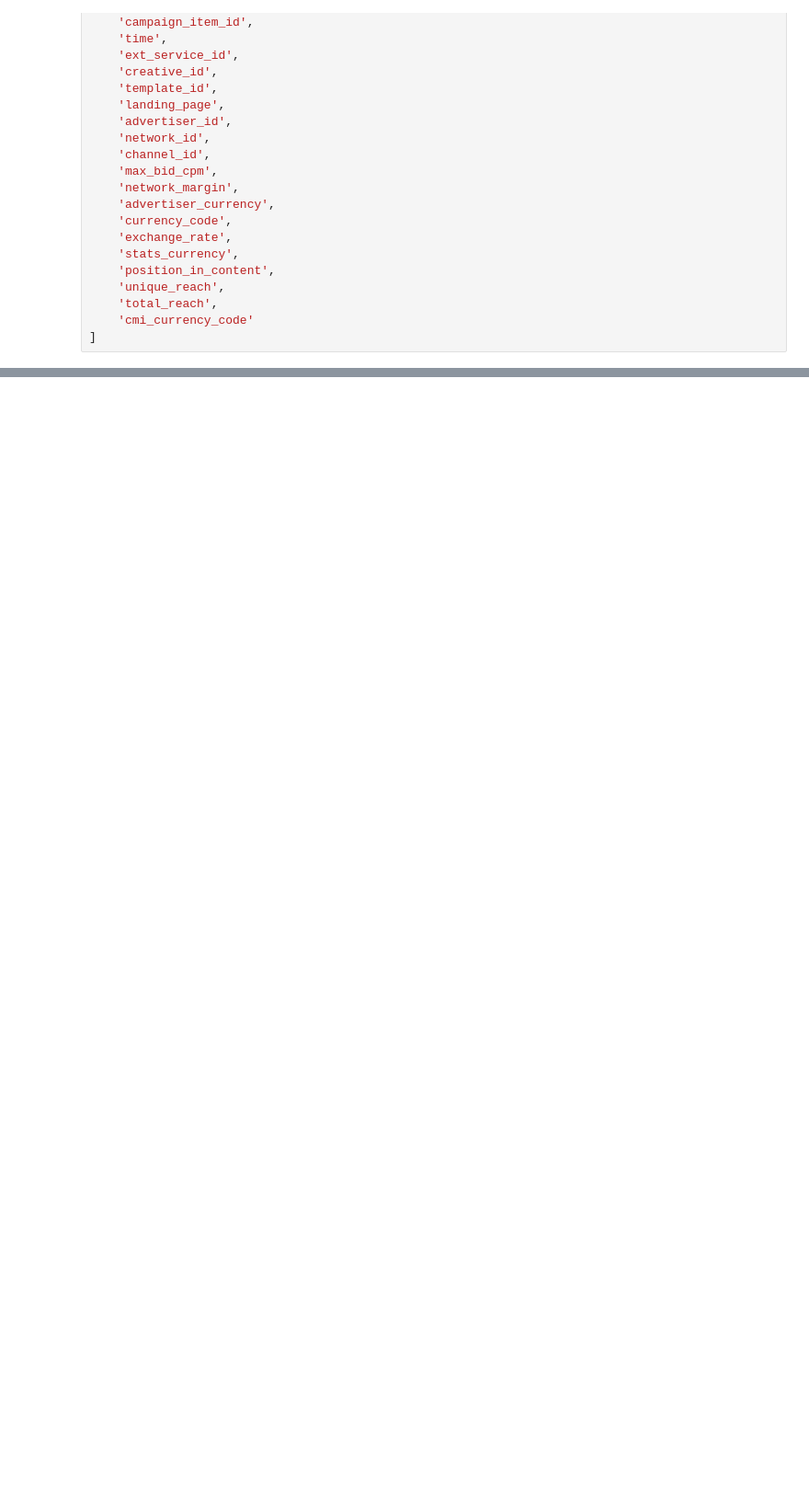
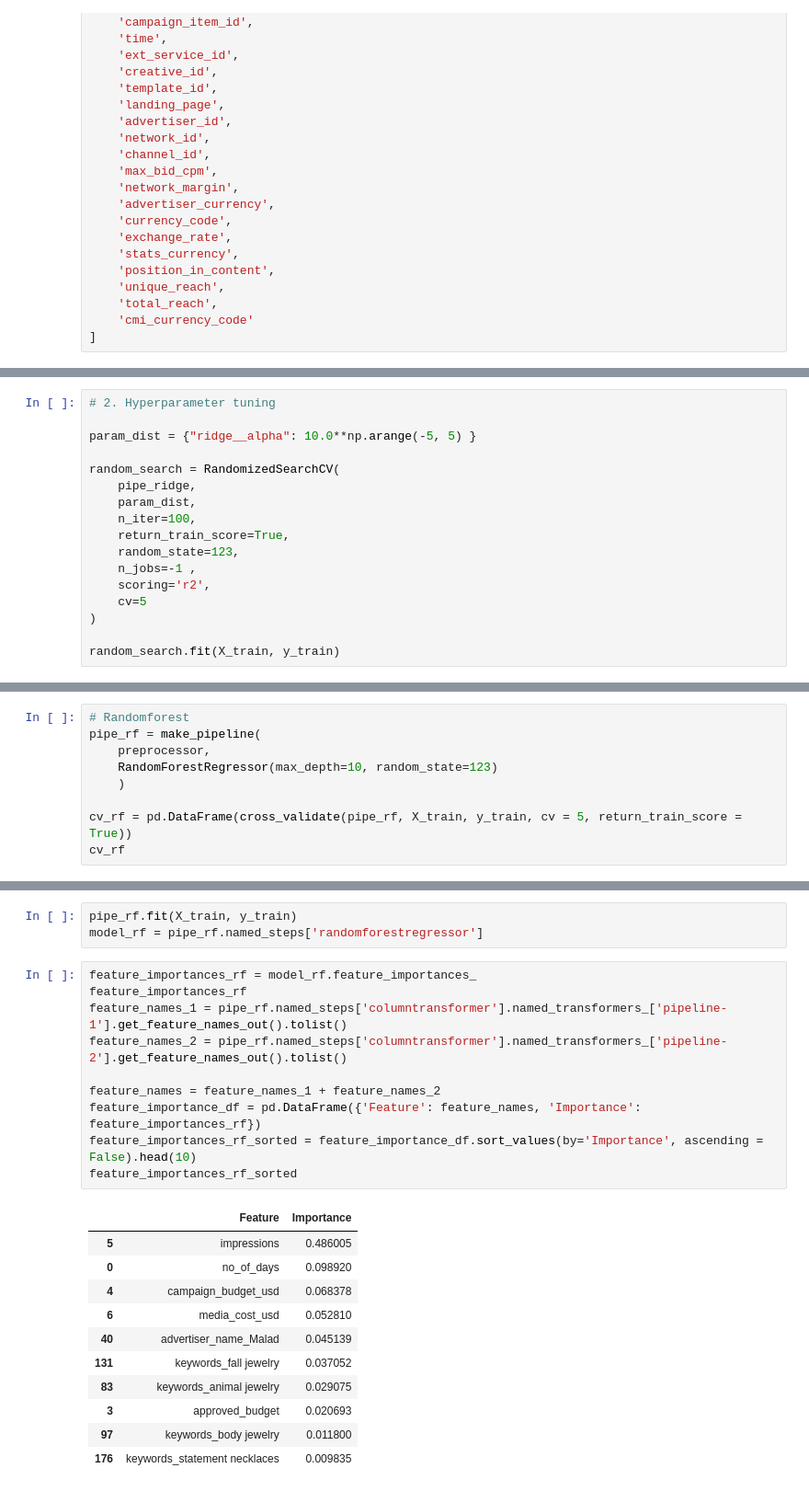
Before and after one commit to atabak-alishiri/marketing-campaign-predictor, a Jupyter notebook: analysis.ipynb, the cells around one changed output, grey strips where cells are left out. Shown at 92% size. Drawn from its saved outputs; the diff is of its cells as text; blank space fills up the shorter version.

```diff
--- a/analysis.ipynb
+++ b/analysis.ipynb
@@ -307,0 +329,17 @@ cv_df
+# %%
+# 2. Hyperparameter tuning
+
+param_dist = {"ridge__alpha": 10.0**np.arange(-5, 5) }
+
+random_search = RandomizedSearchCV(
+    pipe_ridge,
+    param_dist,
+    n_iter=100,
+    return_train_score=True,
+    random_state=123,
+    n_jobs=-1 ,
+    scoring='r2',
+    cv=5
+)
+
+random_search.fit(X_train, y_train)
@@ -307,0 +374,9 @@ cv_df
+# %%
+# Randomforest
+pipe_rf = make_pipeline(
+    preprocessor,
+    RandomForestRegressor(max_depth=10, random_state=123)
+    )
+
+cv_rf = pd.DataFrame(cross_validate(pipe_rf, X_train, y_train, cv = 5, return_train_score = True))
+cv_rf
@@ -307,0 +399,25 @@ cv_df
+# %%
+pipe_rf.fit(X_train, y_train)
+model_rf = pipe_rf.named_steps['randomforestregressor']
+# %%
+feature_importances_rf = model_rf.feature_importances_
+feature_importances_rf
+feature_names_1 = pipe_rf.named_steps['columntransformer'].named_transformers_['pipeline-1'].get_feature_names_out().tolist()
+feature_names_2 = pipe_rf.named_steps['columntransformer'].named_transformers_['pipeline-2'].get_feature_names_out().tolist()
+
+feature_names = feature_names_1 + feature_names_2
+feature_importance_df = pd.DataFrame({'Feature': feature_names, 'Importance': feature_importances_rf})
+feature_importances_rf_sorted = feature_importance_df.sort_values(by='Importance', ascending = False).head(10)
+feature_importances_rf_sorted
+# %% [output]
+|  | Feature | Importance |
+| 5 | impressions | 0.486005 |
+| 0 | no_of_days | 0.098920 |
+| 4 | campaign_budget_usd | 0.068378 |
+| 6 | media_cost_usd | 0.052810 |
+| 40 | advertiser_name_Malad | 0.045139 |
+| 131 | keywords_fall jewelry | 0.037052 |
+| 83 | keywords_animal jewelry | 0.029075 |
+| 3 | approved_budget | 0.020693 |
+| 97 | keywords_body jewelry | 0.011800 |
+| 176 | keywords_statement necklaces | 0.009835 |
```
Also changed, not shown: parts of 26 cells of this notebook.
